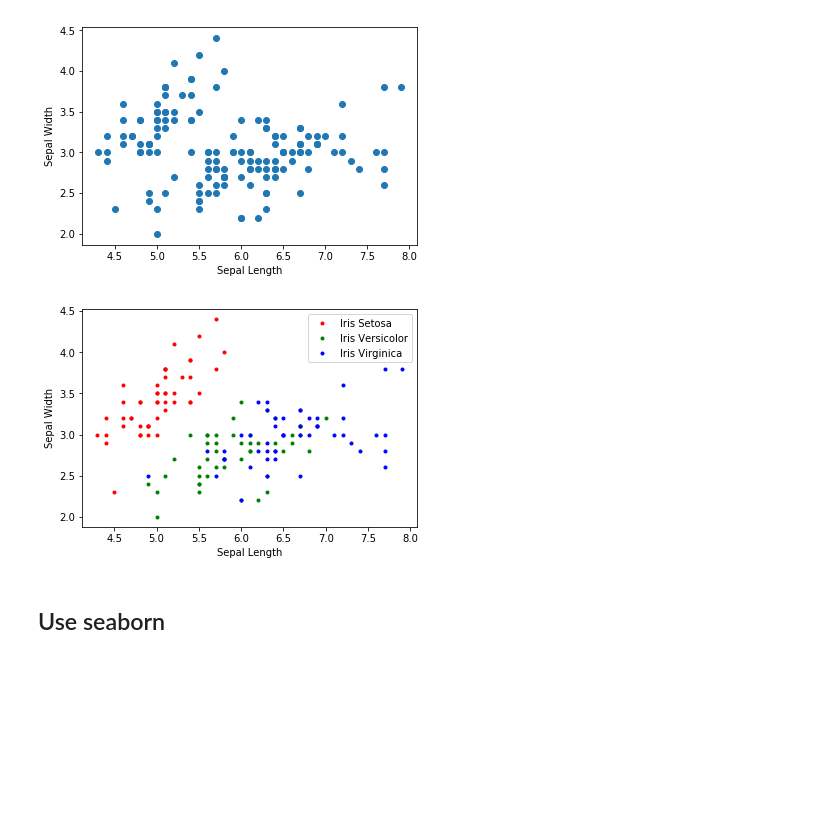
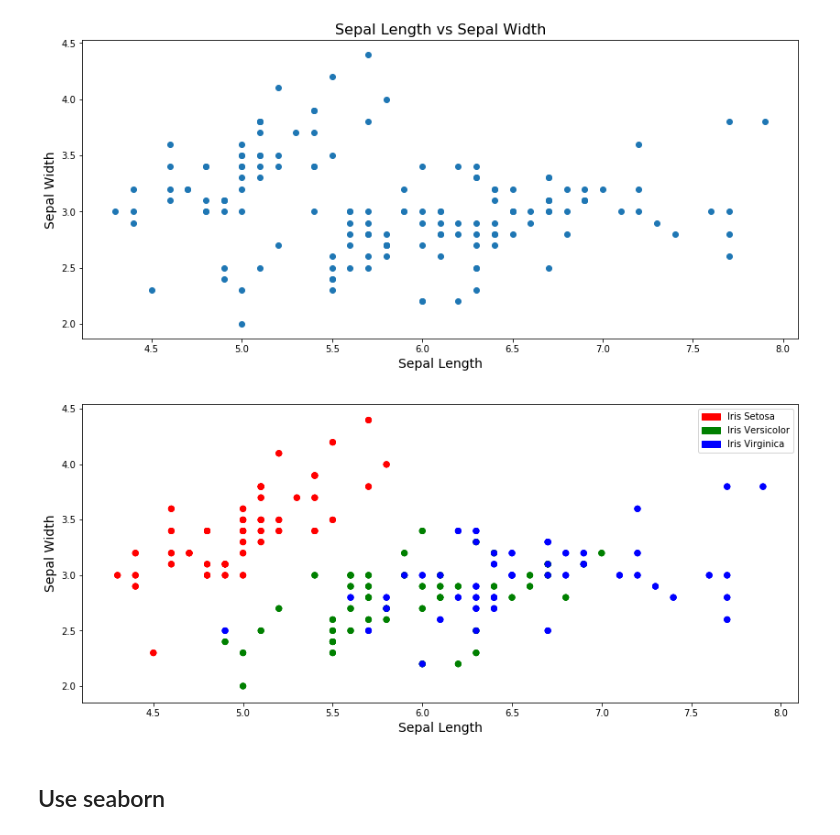
Before and after one commit to taraokelly/Problem-set-Jupyter-Pyplot-and-Numpy, a Jupyter notebook: solutions/rough_work.ipynb, the cells around one changed output. Cells and saved outputs as stored; diff of their text form; code cells hidden in the pictures; blank space fills up the shorter version.

Commit message:
Numpy Setosa Filter

```diff
--- a/solutions/rough_work.ipynb
+++ b/solutions/rough_work.ipynb
@@ -6,25 +9,31 @@ iris_class = np.genfromtxt('../data/IRIS.csv', delimiter=',', usecols=(4), unpac
 # %%
 import matplotlib.pyplot as plt
 
+plt.rcParams['figure.figsize'] = (14.0, 6.0)
+plt.title('Sepal Length vs Sepal Width', fontsize=16)
 plt.scatter(sepal_length, sepal_width)
-plt.xlabel('Sepal Length')
-plt.ylabel('Sepal Width')
+plt.xlabel('Sepal Length', fontsize=14)
+plt.ylabel('Sepal Width', fontsize=14)
 plt.show()
 # %% [output]
-[figure, old version]
+[figure, new version]
-# %%
-# Cluster size
-c_size = 50
-
-plt.plot(sepal_length[:c_size-1], sepal_width[:c_size-1],'r.', label='Iris Setosa')
-plt.plot(sepal_length[c_size:c_size*2-1], sepal_width[c_size:c_size*2-1], 'g.', label='Iris Versicolor')
-plt.plot(sepal_length[c_size*2:c_size*3-1], sepal_width[c_size*2:c_size*3-1],'b.', label='Iris Virginica')
-plt.xlabel('Sepal Length')
-plt.ylabel('Sepal Width')
-plt.legend()
-plt.show()
-# %% [output]
-[figure, removed]
+# %%
+#https://matplotlib.org/users/legend_guide.html
+import matplotlib.patches as mp
+
+#https://stackoverflow.com/questions/27318906/python-scatter-plot-with-colors-corresponding-to-strings
+colours = {'Iris-setosa': 'r', 'Iris-versicolor': 'g', 'Iris-virginica': 'b'}
+
+plt.scatter(sepal_length, sepal_width, c=[colours[i] for i in iris_class], label=[colours[i] for i in colours])
+
+plt.xlabel('Sepal Length', fontsize=14)
+plt.ylabel('Sepal Width', fontsize=14)
+
+#https://matplotlib.org/api/patches_api.html
+plt.legend(handles = [mp.Patch(color=colour, label=label) for label, colour in [('Iris Setosa', 'r'), ('Iris Versicolor', 'g'), ('Iris Virginica', 'b')]])
+plt.show()
+# %% [output]
+[figure, added]
 # %% [markdown]
 ## Use seaborn
 # %%
```
Also changed, not shown: parts of 5 cells of this notebook, 1 other file.
